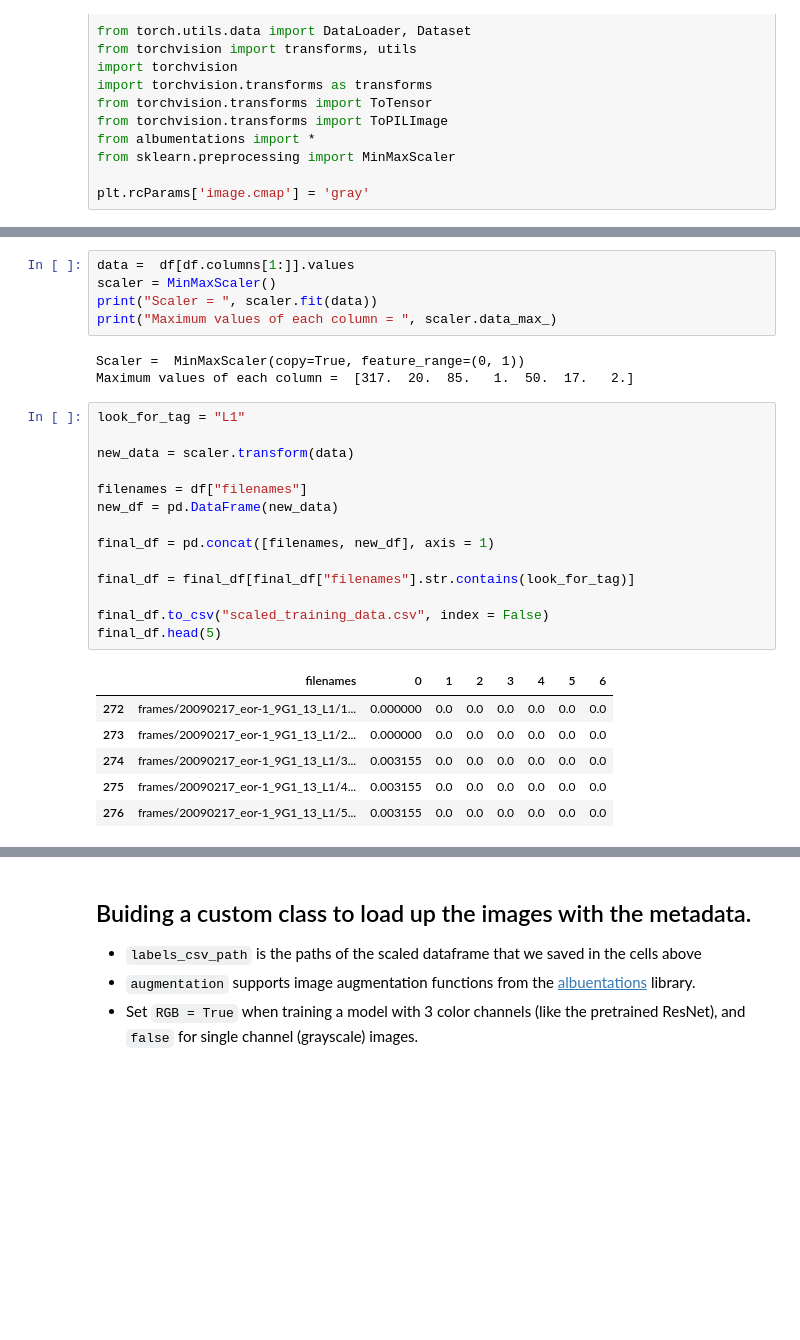
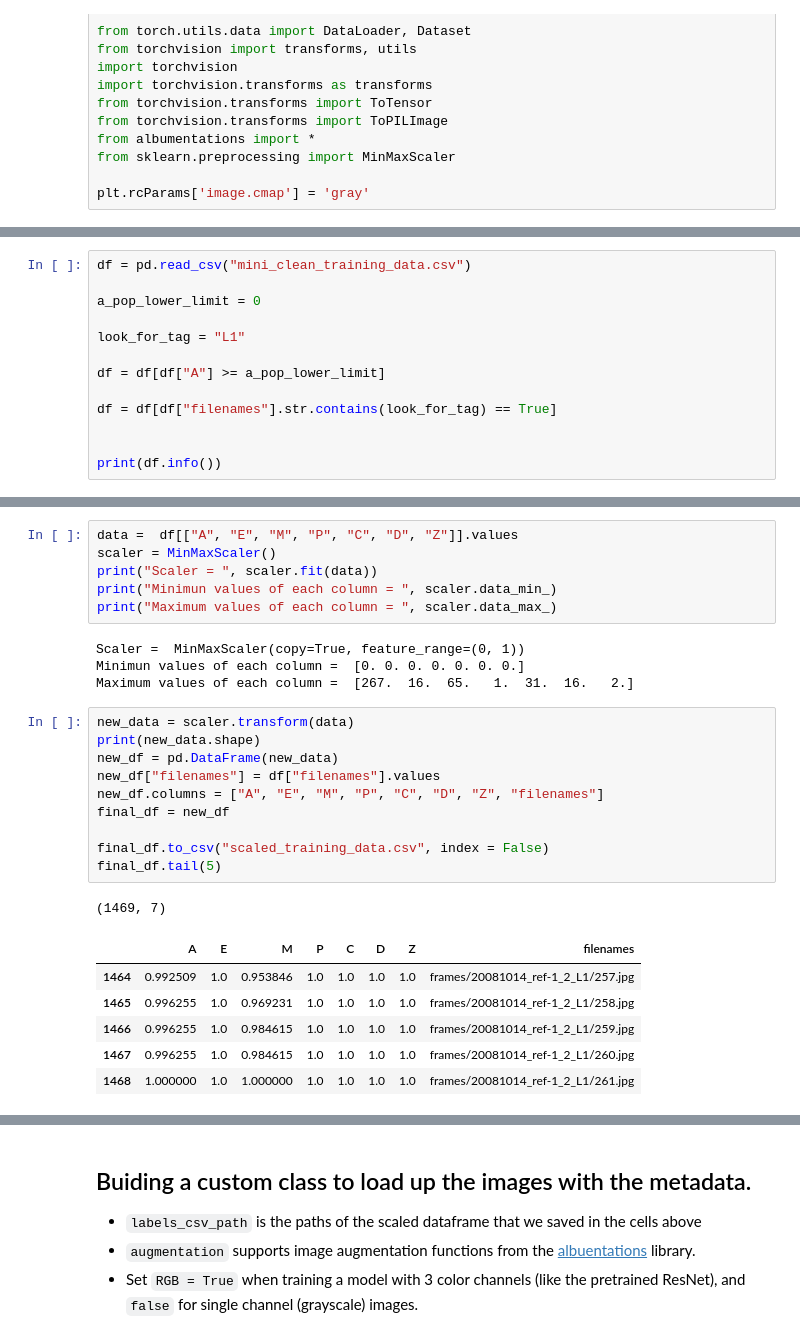
Before and after one commit to devoworm/GSoC-2020, a Jupyter notebook: Pre-trained Models (DevLearning)/notebooks/embryo_analysis/video_analysis/estimate_cell_family_population.ipynb, the cells around one changed output, grey strips where cells are left out. Drawn from its saved outputs; the diff is of its cells as text; blank space fills up the shorter version.

```diff
--- a/Pre-trained Models (DevLearning)/notebooks/embryo_analysis/video_analysis/estimate_cell_family_population.ipynb
+++ b/Pre-trained Models (DevLearning)/notebooks/embryo_analysis/video_analysis/estimate_cell_family_population.ipynb
@@ -65,0 +54,13 @@ df.head()
+# %%
+df = pd.read_csv("mini_clean_training_data.csv")
+
+a_pop_lower_limit = 0
+
+look_for_tag = "L1"
+
+df = df[df["A"] >= a_pop_lower_limit]
+
+df = df[df["filenames"].str.contains(look_for_tag) == True]
+
+
+print(df.info())
@@ -66,29 +85,28 @@ df.head()
 # %%
-data =  df[df.columns[1:]].values
+data =  df[["A", "E", "M", "P", "C", "D", "Z"]].values
 scaler = MinMaxScaler()
 print("Scaler = ", scaler.fit(data))
+print("Minimun values of each column = ", scaler.data_min_)
 print("Maximum values of each column = ", scaler.data_max_)
 # %% [output]
 Scaler =  MinMaxScaler(copy=True, feature_range=(0, 1))
-Maximum values of each column =  [317.  20.  85.   1.  50.  17.   2.]
+Minimun values of each column =  [0. 0. 0. 0. 0. 0. 0.]
+Maximum values of each column =  [267.  16.  65.   1.  31.  16.   2.]
 # %%
-look_for_tag = "L1"
-
 new_data = scaler.transform(data)
-
-filenames = df["filenames"]
+print(new_data.shape)
 new_df = pd.DataFrame(new_data)
-
-final_df = pd.concat([filenames, new_df], axis = 1)
-
-final_df = final_df[final_df["filenames"].str.contains(look_for_tag)]
+new_df["filenames"] = df["filenames"].values
+new_df.columns = ["A", "E", "M", "P", "C", "D", "Z", "filenames"]
+final_df = new_df
 
 final_df.to_csv("scaled_training_data.csv", index = False)
-final_df.head(5)
+final_df.tail(5)
 # %% [output]
+(1469, 7)
-|  | filenames | 0 | 1 | 2 | 3 | 4 | 5 | 6 |
-| 272 | frames/20090217_eor-1_9G1_13_L1/1... | 0.000000 | 0.0 | 0.0 | 0.0 | 0.0 | 0.0 | 0.0 |
-| 273 | frames/20090217_eor-1_9G1_13_L1/2... | 0.000000 | 0.0 | 0.0 | 0.0 | 0.0 | 0.0 | 0.0 |
-| 274 | frames/20090217_eor-1_9G1_13_L1/3... | 0.003155 | 0.0 | 0.0 | 0.0 | 0.0 | 0.0 | 0.0 |
-| 275 | frames/20090217_eor-1_9G1_13_L1/4... | 0.003155 | 0.0 | 0.0 | 0.0 | 0.0 | 0.0 | 0.0 |
-| 276 | frames/20090217_eor-1_9G1_13_L1/5... | 0.003155 | 0.0 | 0.0 | 0.0 | 0.0 | 0.0 | 0.0 |
+|  | A | E | M | P | C | D | Z | filenames |
+| 1464 | 0.992509 | 1.0 | 0.953846 | 1.0 | 1.0 | 1.0 | 1.0 | frames/20081014_ref-1_2_L1/257.jpg |
+| 1465 | 0.996255 | 1.0 | 0.969231 | 1.0 | 1.0 | 1.0 | 1.0 | frames/20081014_ref-1_2_L1/258.jpg |
+| 1466 | 0.996255 | 1.0 | 0.984615 | 1.0 | 1.0 | 1.0 | 1.0 | frames/20081014_ref-1_2_L1/259.jpg |
+| 1467 | 0.996255 | 1.0 | 0.984615 | 1.0 | 1.0 | 1.0 | 1.0 | frames/20081014_ref-1_2_L1/260.jpg |
+| 1468 | 1.000000 | 1.0 | 1.000000 | 1.0 | 1.0 | 1.0 | 1.0 | frames/20081014_ref-1_2_L1/261.jpg |
```
Also changed, not shown: parts of 53 cells of this notebook.
